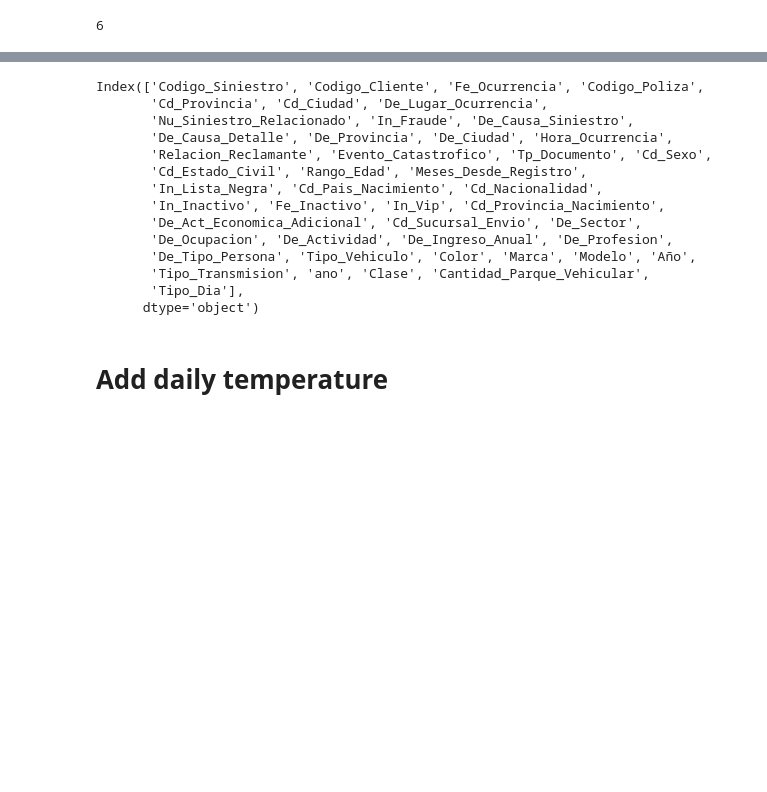
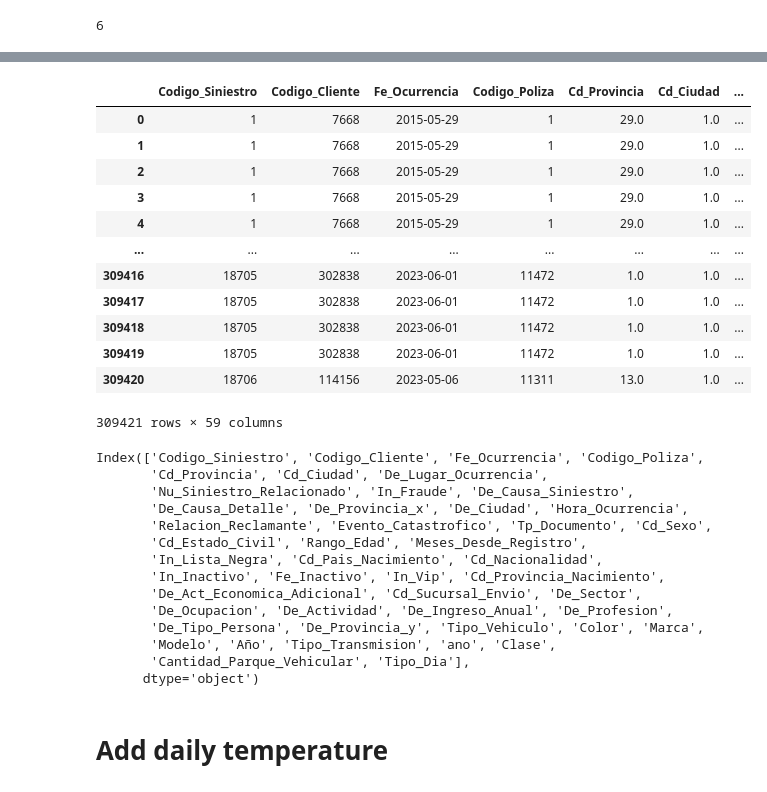
Before and after one commit to josegarciav/Datathon_BDO_2023, a Jupyter notebook: Feature_Engineering.ipynb, the cells around one changed output, grey strips where cells are left out. Cells and saved outputs as stored; diff of their text form; code cells hidden in the pictures; blank space fills up the shorter version.

```diff
--- a/Feature_Engineering.ipynb
+++ b/Feature_Engineering.ipynb
@@ -671,22 +683,39 @@ weather_condition2
 36469 rows × 8 columns
 # %%
-df5 = df4.merge(weather_condition2, how='left', right_on=["Date"], left_on="Fe_Ocurrencia")
+df7 = df6.merge(weather_condition2, how='left', right_on=["Date","Descripcion"], left_on=["Fe_Ocurrencia","PROVINCIA"])
+cols_to_convert = df7.columns[-6:]
+df7[cols_to_convert] = df7[cols_to_convert].fillna(0)
+df7
+# %% [output]
+|  | Codigo_Siniestro | Codigo_Cliente | Fe_Ocurrencia | Codigo_Poliza | Cd_Provincia | Cd_Ciudad | ... |
+| 0 | 1 | 7668 | 2015-05-29 | 1 | 29.0 | 1.0 | ... |
+| 1 | 1 | 7668 | 2015-05-29 | 1 | 29.0 | 1.0 | ... |
+| 2 | 1 | 7668 | 2015-05-29 | 1 | 29.0 | 1.0 | ... |
+| 3 | 1 | 7668 | 2015-05-29 | 1 | 29.0 | 1.0 | ... |
+| 4 | 1 | 7668 | 2015-05-29 | 1 | 29.0 | 1.0 | ... |
+| ... | ... | ... | ... | ... | ... | ... | ... |
+| 309416 | 18705 | 302838 | 2023-06-01 | 11472 | 1.0 | 1.0 | ... |
+| 309417 | 18705 | 302838 | 2023-06-01 | 11472 | 1.0 | 1.0 | ... |
+| 309418 | 18705 | 302838 | 2023-06-01 | 11472 | 1.0 | 1.0 | ... |
+| 309419 | 18705 | 302838 | 2023-06-01 | 11472 | 1.0 | 1.0 | ... |
+| 309420 | 18706 | 114156 | 2023-05-06 | 11311 | 13.0 | 1.0 | ... |
+309421 rows × 59 columns
 # %%
-df4.columns
+df5.columns
 # %% [output]
 Index(['Codigo_Siniestro', 'Codigo_Cliente', 'Fe_Ocurrencia', 'Codigo_Poliza',
        'Cd_Provincia', 'Cd_Ciudad', 'De_Lugar_Ocurrencia',
        'Nu_Siniestro_Relacionado', 'In_Fraude', 'De_Causa_Siniestro',
-       'De_Causa_Detalle', 'De_Provincia', 'De_Ciudad', 'Hora_Ocurrencia',
+       'De_Causa_Detalle', 'De_Provincia_x', 'De_Ciudad', 'Hora_Ocurrencia',
        'Relacion_Reclamante', 'Evento_Catastrofico', 'Tp_Documento', 'Cd_Sexo',
        'Cd_Estado_Civil', 'Rango_Edad', 'Meses_Desde_Registro',
        'In_Lista_Negra', 'Cd_Pais_Nacimiento', 'Cd_Nacionalidad',
        'In_Inactivo', 'Fe_Inactivo', 'In_Vip', 'Cd_Provincia_Nacimiento',
        'De_Act_Economica_Adicional', 'Cd_Sucursal_Envio', 'De_Sector',
        'De_Ocupacion', 'De_Actividad', 'De_Ingreso_Anual', 'De_Profesion',
-       'De_Tipo_Persona', 'Tipo_Vehiculo', 'Color', 'Marca', 'Modelo', 'Año',
-       'Tipo_Transmision', 'ano', 'Clase', 'Cantidad_Parque_Vehicular',
-       'Tipo_Dia'],
+       'De_Tipo_Persona', 'De_Provincia_y', 'Tipo_Vehiculo', 'Color', 'Marca',
+       'Modelo', 'Año', 'Tipo_Transmision', 'ano', 'Clase',
+       'Cantidad_Parque_Vehicular', 'Tipo_Dia'],
       dtype='object')
 # %%
 # add here
```
Also changed, not shown: parts of 19 cells of this notebook, 6 other files.
